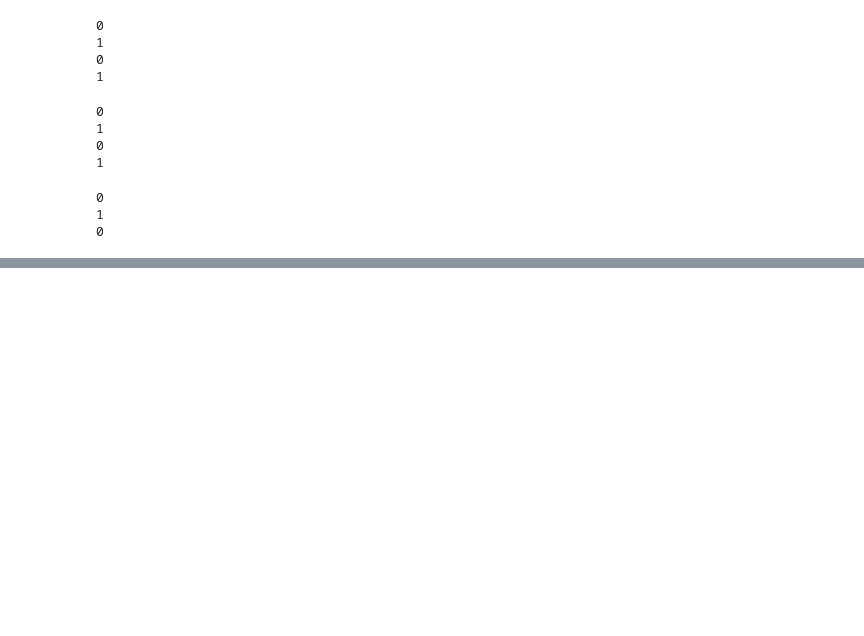
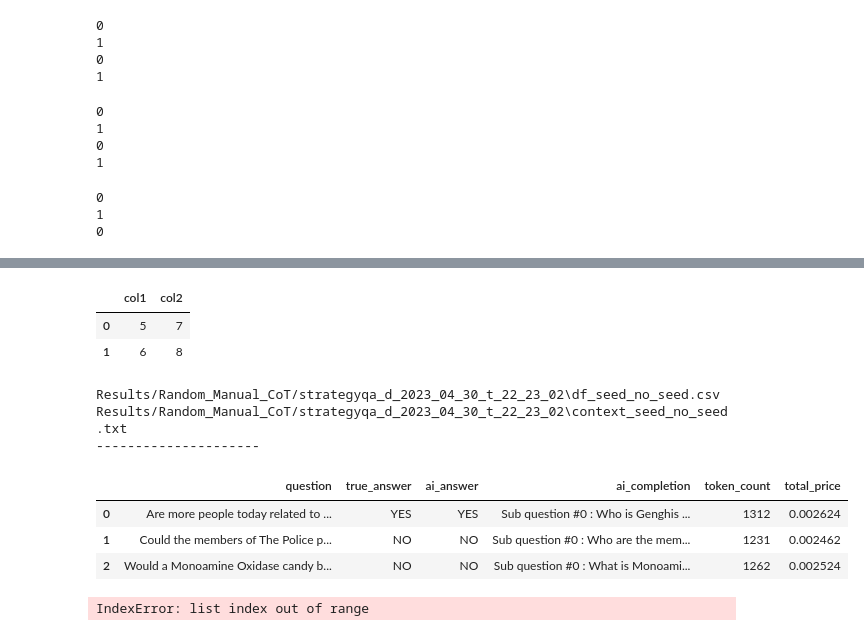
Before and after one commit to Lori10/Master-Thesis-Few-Shot-CoT-Prompting-LLM, a Jupyter notebook: Experiments.ipynb, the cells around one changed output, grey strips where cells are left out. Saved outputs shown, nothing was run; the diff lists cells and outputs as text; code cells hidden in the pictures; blank space fills up the shorter version.

```diff
--- a/Experiments.ipynb
+++ b/Experiments.ipynb
@@ -124,6 +136,9 @@ Sub answer #3 : Objects less dense than water float.
 Sub question #4 : Would a pear sink in water?
 Sub answer #4 : Since a pear has a smaller density than water, a pear would float.
 Final Answer: NO
+# %%
+with open("Prompts/strategyqa_prompt_cot.txt", "w") as f:
+    f.write(cot_context)
 # %%
 # GSM8K Functions
 
@@ -1035,0 +1155,53 @@ gsm8k_sd*price_per_token + gsm8k_cot*price_per_token + aqua_sd*price_per_token +
+# %%
+df
+# %% [output]
+|  | col1 | col2 |
+| 0 | 5 | 7 |
+| 1 | 6 | 8 |
+# %%
+def load_results_single_run_different_seeds(identifier, strategy):
+    DIRECTORY_DIC = {'standard' : 'Results/Standard_Prompting/',
+                 'cot' : 'Results/Random_Manual_CoT/'}
+
+    directory = DIRECTORY_DIC[strategy] + identifier
+
+    # get a list of all CSV files in the directory
+    csv_files = [f for f in os.listdir(directory) if f.endswith('.csv')]
+    txt_files = [f for f in os.listdir(directory) if f.endswith('.txt')]
+    # loop over the CSV files and read them into pandas dataframes
+    csv_list = []
+    txt_list = []
+
+    for csv_file, txt_file in zip(csv_files, txt_files):
+        # construct the full file path
+        csv_file_path = os.path.join(directory, csv_file)
+        print(csv_file_path)
+        # read the CSV file into a pandas dataframe
+        df = pd.read_csv(csv_file_path)
+        csv_list.append(df)
+
+        txt_file_path = os.path.join(directory, txt_file)
+        print(txt_file_path)
+        with open(txt_file_path, "r") as f:
+            content = f.read()
+
+        txt_list.append(content)
+        print('---------------------')
+    return csv_list, txt_list
+# %%
+csv_list, txt_list = load_results_single_run_different_seeds('strategyqa_d_2023_04_30_t_22_23_02', 'cot')
+# %% [output]
+Results/Random_Manual_CoT/strategyqa_d_2023_04_30_t_22_23_02\df_seed_no_seed.csv
+Results/Random_Manual_CoT/strategyqa_d_2023_04_30_t_22_23_02\context_seed_no_seed.txt
+---------------------
+# %%
+csv_list[0]
+# %% [output]
+|  | question | true_answer | ai_answer | ai_completion | token_count | total_price |
+| 0 | Are more people today related to ... | YES | YES | Sub question #0 : Who is Genghis ... | 1312 | 0.002624 |
+| 1 | Could the members of The Police p... | NO | NO | Sub question #0 : Who are the mem... | 1231 | 0.002462 |
+| 2 | Would a Monoamine Oxidase candy b... | NO | NO | Sub question #0 : What is Monoami... | 1262 | 0.002524 |
+# %%
+csv_list[1]
+# %% [output]
+IndexError: list index out of range
```
Also changed, not shown: parts of 49 cells of this notebook, 1 other file.
